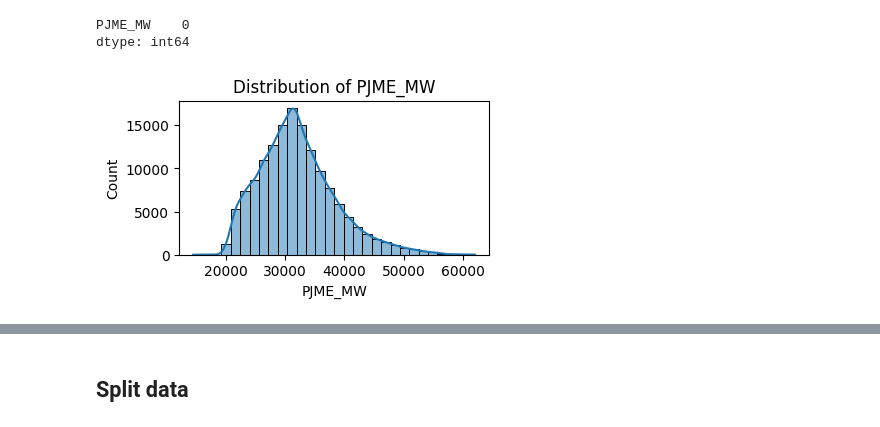
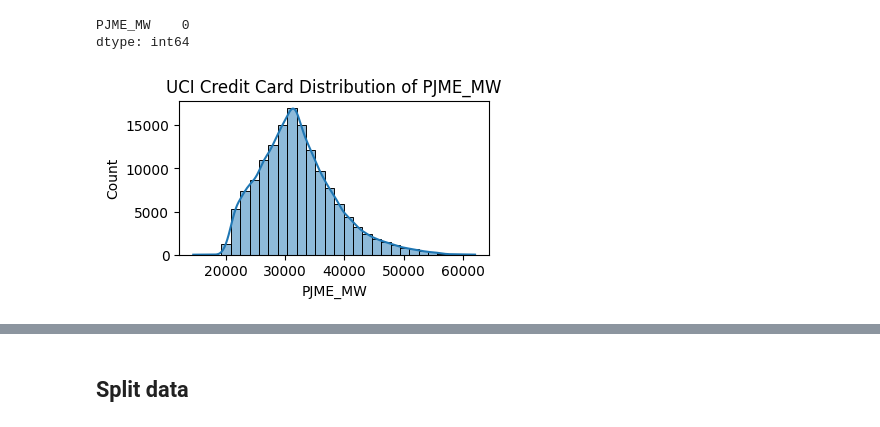
Before and after one commit to Generickle/credit-card-forecasting, a Jupyter notebook: CreditCardPurchaseHistoryForecasting.ipynb, the cells around one changed output, grey strips where cells are left out. Cells and saved outputs as stored; diff of their text form; code cells hidden in the pictures.

Commit message:
Trying to use credit card purchases

```diff
--- a/CreditCardPurchaseHistoryForecasting.ipynb
+++ b/CreditCardPurchaseHistoryForecasting.ipynb
@@ -73,11 +82,11 @@ import seaborn as sns
 # %%
 # Histograms for numeric variables
 pjme_hourly_data_columns = pjme_hourly_data.select_dtypes(include = ['float64', 'int64']).columns
 
 for col in pjme_hourly_data_columns:
     plt.figure(figsize = (4, 2))
     sns.histplot(pjme_hourly_data[col], kde = True, bins = 30)
-    plt.title(f"Distribution of {col}")
+    plt.title(f"UCI Credit Card Distribution of {col}")
     plt.show()
 # %% [output]
-[figure, old version]
+[figure, new version]
```
Also changed, not shown: parts of 39 cells of this notebook, 1 other file.
